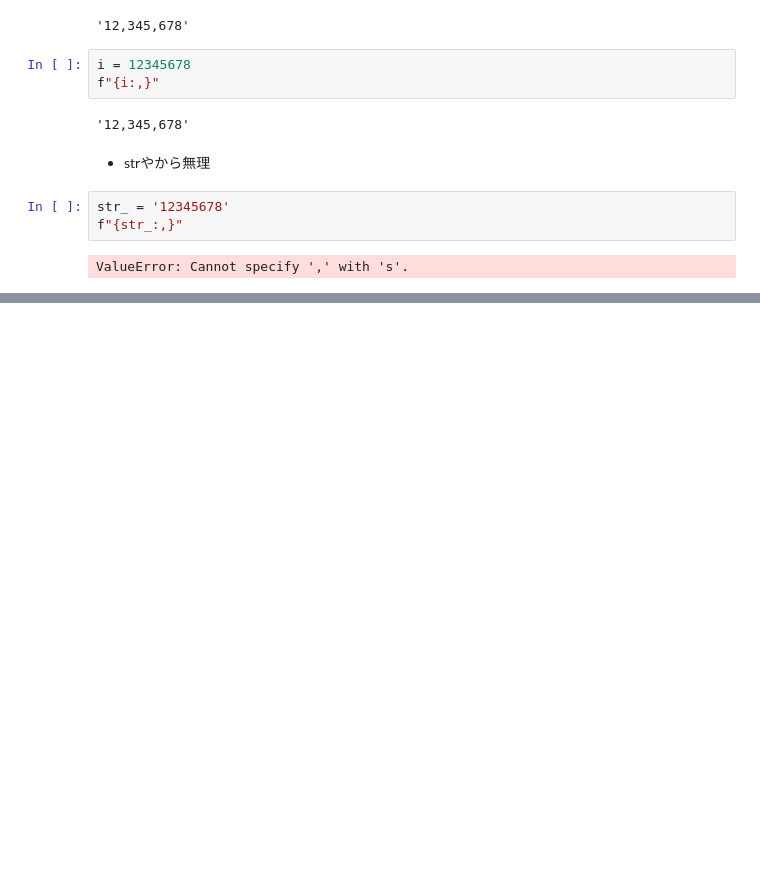
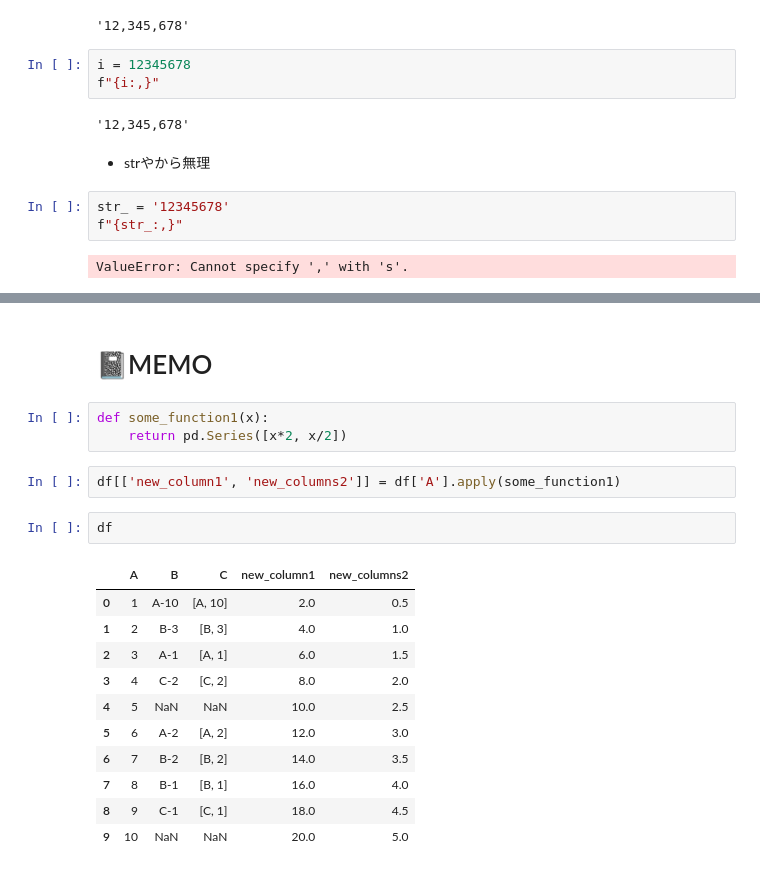
Before and after one commit to KazusaNakagawa/docker-jupyter-learn, a Jupyter notebook: ds_python/learn.ipynb, the cells around one changed output, grey strips where cells are left out. Cells and saved outputs as stored; diff of their text form; blank space fills up the shorter version.

Commit message:
update learn memo

```diff
--- a/ds_python/learn.ipynb
+++ b/ds_python/learn.ipynb
@@ -95,0 +358,21 @@ ValueError: Cannot specify ',' with 's'.
+# %% [markdown]
+# 📓MEMO
+# %%
+def some_function1(x):
+    return pd.Series([x*2, x/2])
+# %%
+df[['new_column1', 'new_columns2']] = df['A'].apply(some_function1)
+# %%
+df
+# %% [output]
+|  | A | B | C | new_column1 | new_columns2 |
+| 0 | 1 | A-10 | [A, 10] | 2.0 | 0.5 |
+| 1 | 2 | B-3 | [B, 3] | 4.0 | 1.0 |
+| 2 | 3 | A-1 | [A, 1] | 6.0 | 1.5 |
+| 3 | 4 | C-2 | [C, 2] | 8.0 | 2.0 |
+| 4 | 5 | NaN | NaN | 10.0 | 2.5 |
+| 5 | 6 | A-2 | [A, 2] | 12.0 | 3.0 |
+| 6 | 7 | B-2 | [B, 2] | 14.0 | 3.5 |
+| 7 | 8 | B-1 | [B, 1] | 16.0 | 4.0 |
+| 8 | 9 | C-1 | [C, 1] | 18.0 | 4.5 |
+| 9 | 10 | NaN | NaN | 20.0 | 5.0 |
```
Also changed, not shown: parts of 34 cells of this notebook.
